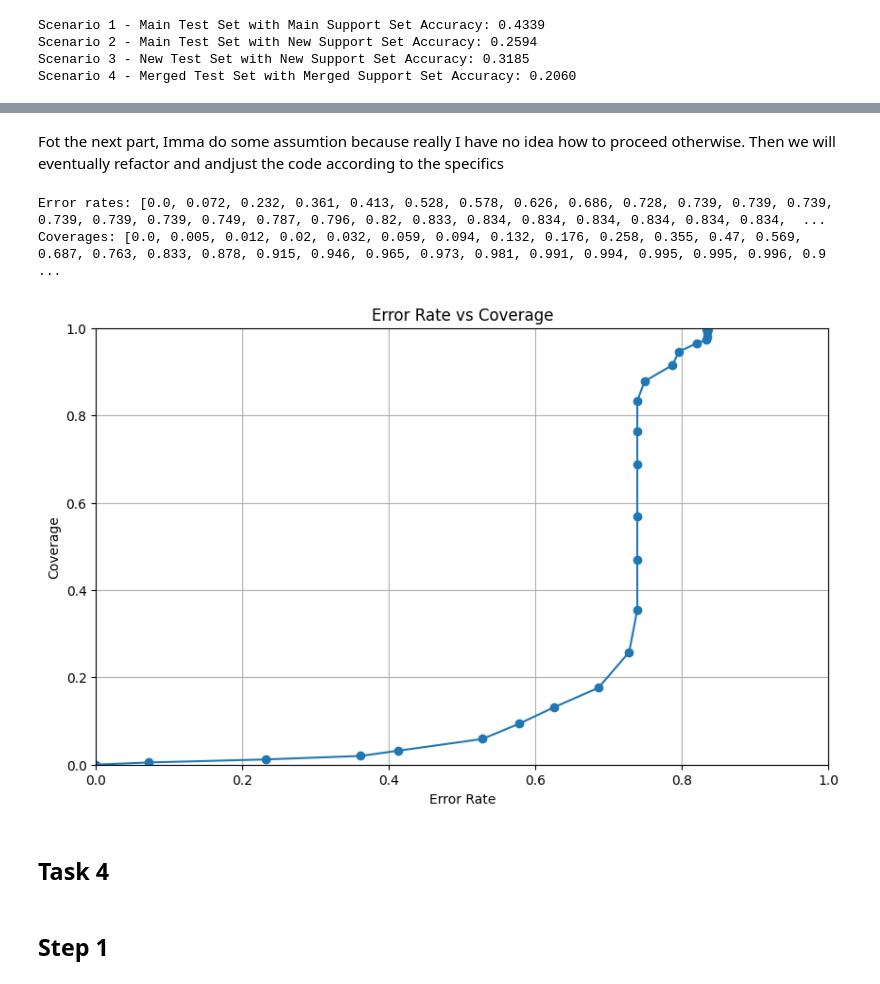
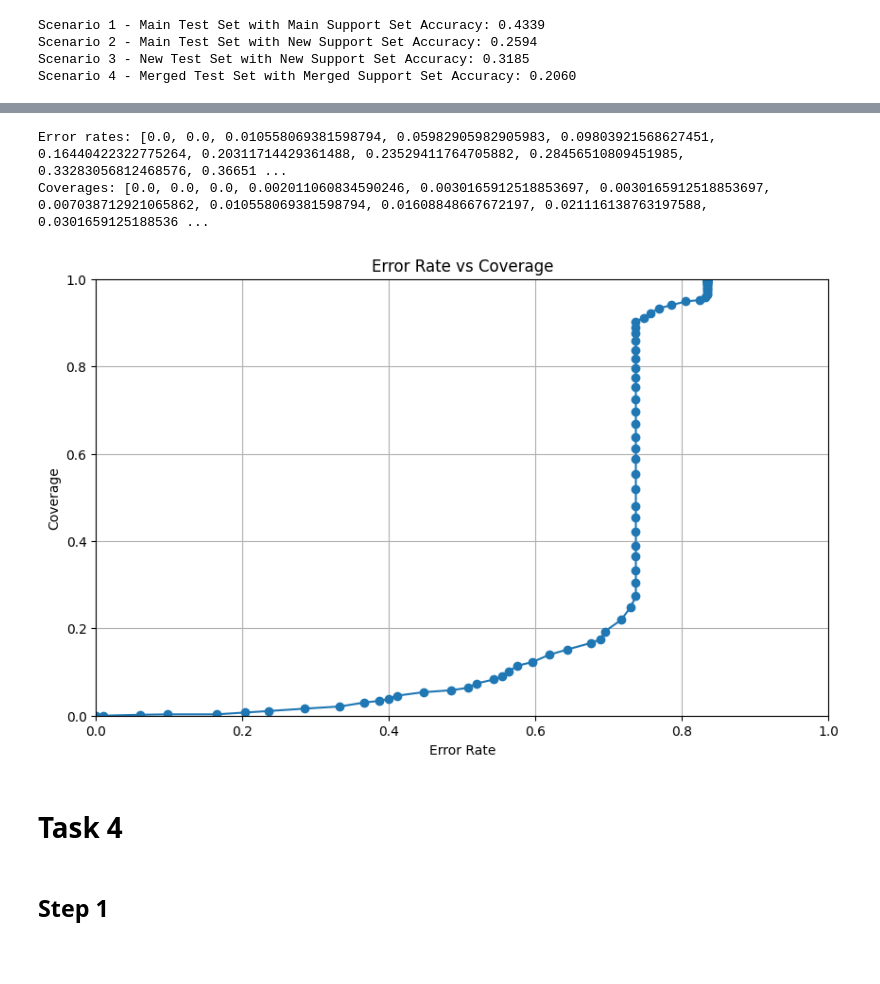
Before and after one commit to gabry1242/Deeplearning_project, a Jupyter notebook: ass1_skeleton.ipynb, the cells around one changed output, grey strips where cells are left out. Drawn from its saved outputs; the diff is of its cells as text; code cells hidden in the pictures; blank space fills up the shorter version.

```diff
--- a/ass1_skeleton.ipynb
+++ b/ass1_skeleton.ipynb
@@ -719,10 +700,8 @@ print(correct_predictions/N)
-# %% [markdown]
-Fot the next part, Imma do some assumtion because really I have no idea how to proceed otherwise. Then we will eventually refactor and andjust the code according to the specifics
 # %%
 def compute_error_rate_and_coverage(distances, support_labels, test_labels, threshold):
     error_rate = 0.0
     coverage = 0.0
-    N_test = 1000
+    N_test = min(len(support_embeddings), len(test_embeddings))
 
     for k in range(N_test):
         sorted_idx = list(np.argsort(distances[k, :]))
@@ -747,40 +726,42 @@ def compute_error_rate_and_coverage(distances, support_labels, test_labels, thre
 
         if (distances[k, sorted_idx[0]] < threshold or
             distances[k, sorted_idx[1]] < threshold or
             distances[k, sorted_idx[2]] < threshold):
             coverage += 1
 
     error_rate /= N_test
     coverage /= N_test
     return error_rate, coverage
 
-# Example usage
-thresholds = np.linspace(0, 1, 100)
+
+thresholds = np.linspace(0, 0.3, 100)
+thresholds = np.append(thresholds, np.linspace(0.31, 1, 100))
 error_rates = []
 coverages = []
 for threshold in thresholds:
     error_rate, coverage = compute_error_rate_and_coverage(distances, support_labels, test_labels, threshold)
     error_rates.append(error_rate)
     coverages.append(coverage)
 
+#print("Thresholds:", thresholds)
 print("Error rates:", error_rates)
 print("Coverages:", coverages)
 
 plt.figure(figsize=(10, 6))
 plt.plot(error_rates, coverages, marker='o')
 plt.title('Error Rate vs Coverage')
 plt.xlabel('Error Rate')
 plt.ylabel('Coverage')
 plt.grid()
 plt.xlim(0, 1)
 plt.ylim(0, 1)
 plt.show()
 # %% [output]
-Error rates: [0.0, 0.072, 0.232, 0.361, 0.413, 0.528, 0.578, 0.626, 0.686, 0.728, 0.739, 0.739, 0.739, 0.739, 0.739, 0.739, 0.749, 0.787, 0.796, 0.82, 0.833, 0.834, 0.834, 0.834, 0.834, 0.834, 0.834,  ...
-Coverages: [0.0, 0.005, 0.012, 0.02, 0.032, 0.059, 0.094, 0.132, 0.176, 0.258, 0.355, 0.47, 0.569, 0.687, 0.763, 0.833, 0.878, 0.915, 0.946, 0.965, 0.973, 0.981, 0.991, 0.994, 0.995, 0.995, 0.996, 0.9 ...
+Error rates: [0.0, 0.0, 0.010558069381598794, 0.05982905982905983, 0.09803921568627451, 0.16440422322775264, 0.20311714429361488, 0.23529411764705882, 0.28456510809451985, 0.33283056812468576, 0.36651 ...
+Coverages: [0.0, 0.0, 0.0, 0.002011060834590246, 0.0030165912518853697, 0.0030165912518853697, 0.007038712921065862, 0.010558069381598794, 0.01608848667672197, 0.021116138763197588, 0.0301659125188536 ...
-[figure, old version]
+[figure, new version]
 # %% [markdown]
-## Task 4
+# Task 4
 # %% [markdown]
 ## Step 1
 # %%
```
Also changed, not shown: parts of 12 cells of this notebook.
